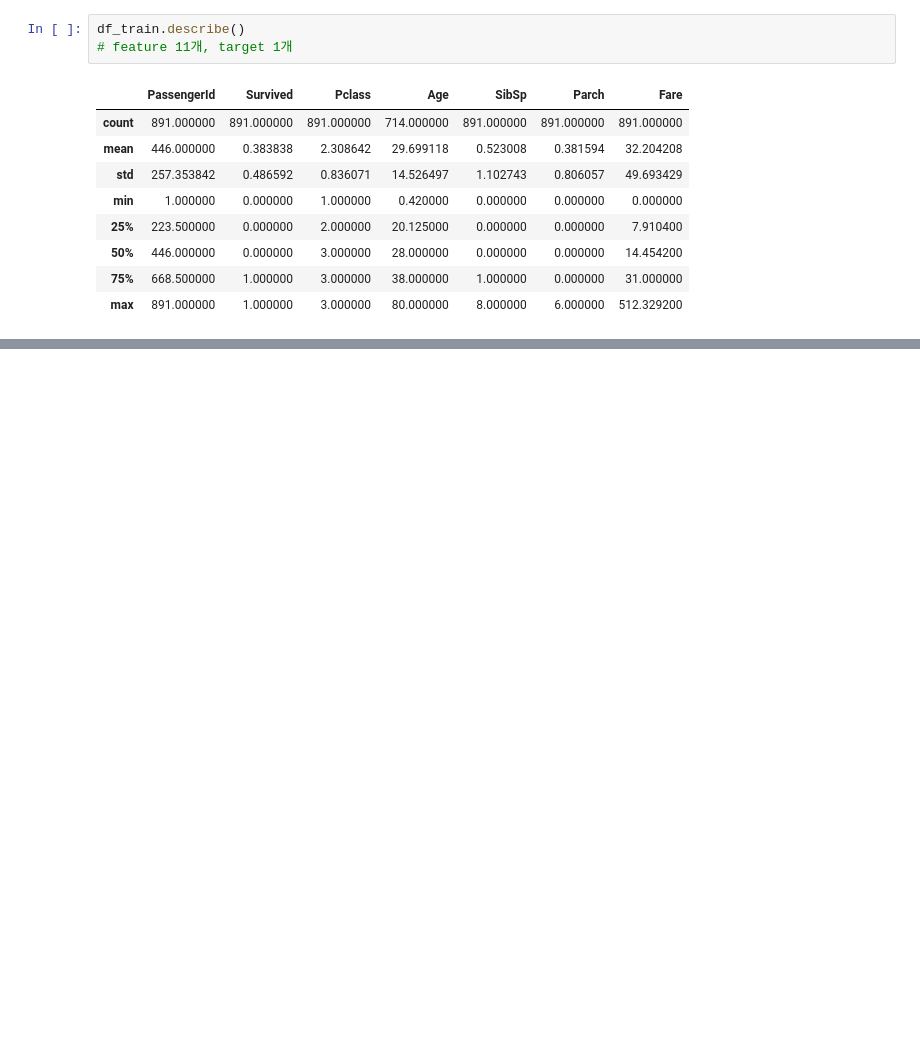
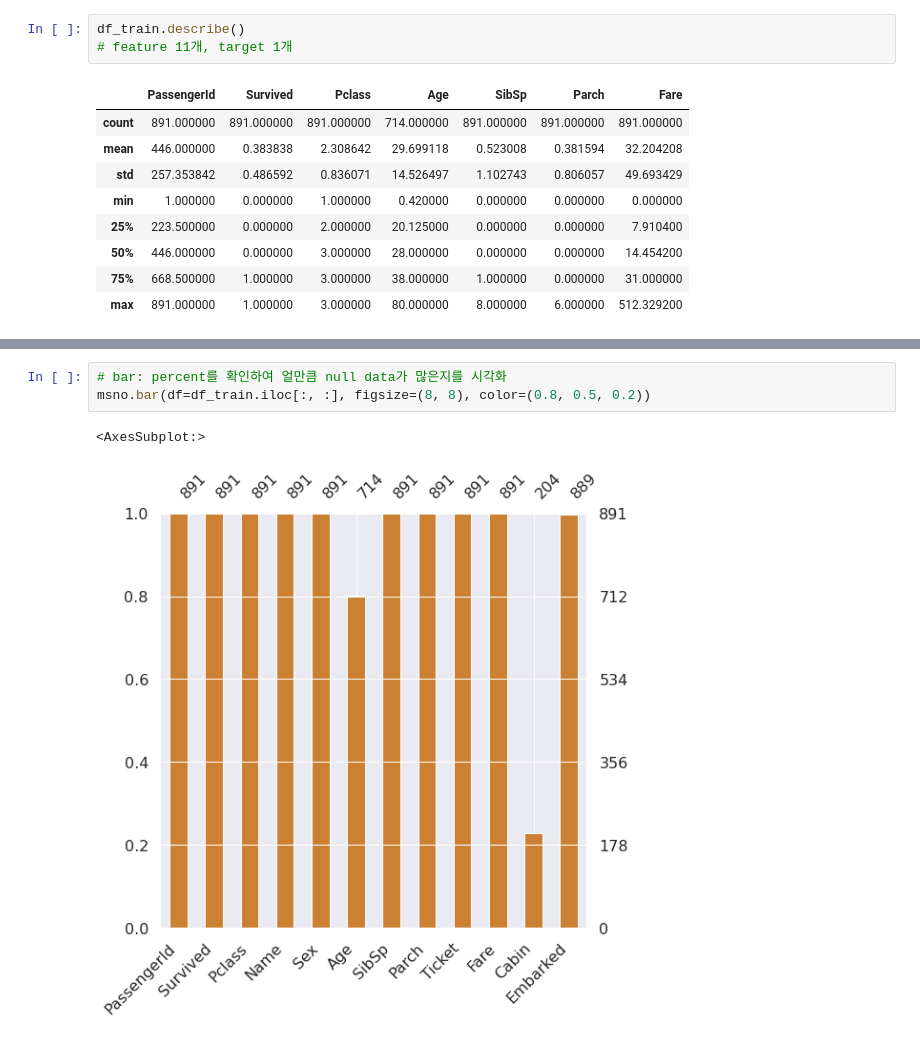
Before and after one commit to drawcodeboy/kaggle_titanic_clone, a Jupyter notebook: titanic-study.ipynb, the cells around one changed output, grey strips where cells are left out. Cells and saved outputs as stored; diff of their text form; blank space fills up the shorter version.

```diff
--- a/titanic-study.ipynb
+++ b/titanic-study.ipynb
@@ -87,0 +143,6 @@ df_train.describe()
+# %%
+# bar: percent를 확인하여 얼만큼 null data가 많은지를 시각화
+msno.bar(df=df_train.iloc[:, :], figsize=(8, 8), color=(0.8, 0.5, 0.2))
+# %% [output]
+<AxesSubplot:>
+[figure, added]
```
Also changed, not shown: parts of 8 cells of this notebook.
